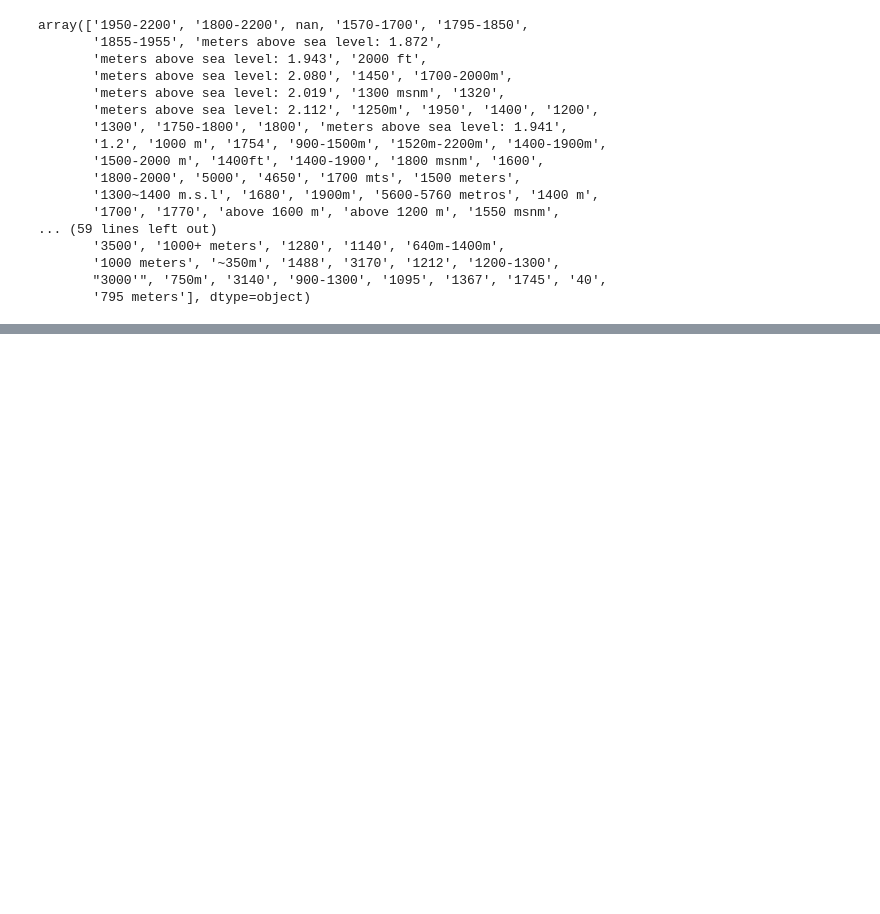
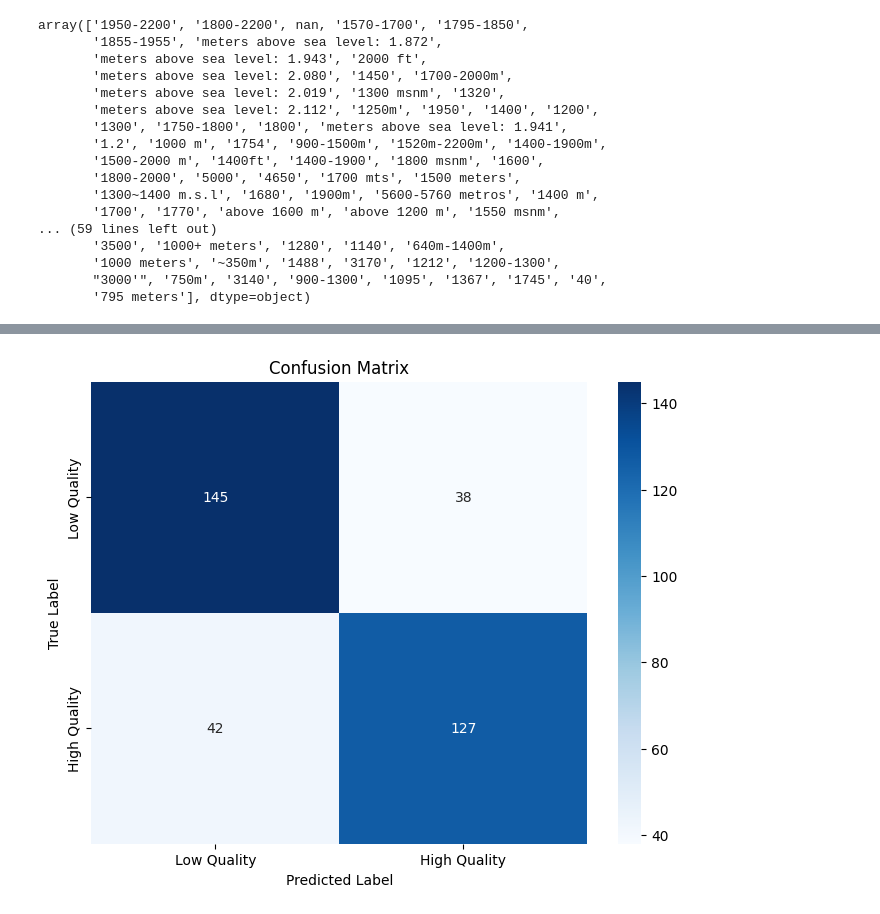
Before and after one commit to kevtr0801/ds_portfolio, a Jupyter notebook: coffee_ratings/coffee-ratings.ipynb, the cells around one changed output, grey strips where cells are left out. Drawn from its saved outputs; the diff is of its cells as text; code cells hidden in the pictures; blank space fills up the shorter version.

```diff
--- a/coffee_ratings/coffee-ratings.ipynb
+++ b/coffee_ratings/coffee-ratings.ipynb
@@ -324,0 +326,3 @@ array(['1950-2200', '1800-2200', 'nan', '1570-1700', '1795-1850',
+# %%
+coffee_df2 = filtered_coffee2.copy()
+coffee_df2.describe()
@@ -324,0 +413,28 @@ array(['1950-2200', '1800-2200', 'nan', '1570-1700', '1795-1850',
+# %%
+# it seems it is better to scale our data
+
+from sklearn.preprocessing import StandardScaler
+from sklearn.linear_model import LogisticRegression
+from sklearn.metrics import accuracy_score, precision_score, recall_score, f1_score
+
+# Scale the features
+scaler = StandardScaler()
+X_train_scaled = scaler.fit_transform(X_train)
+X_test_scaled = scaler.transform(X_test)
+
+# Train the logistic regression model
+logreg_scaled = LogisticRegression(random_state=42)
+logreg_scaled.fit(X_train_scaled, y_train)
+
+# Predictions on the test set
+y_pred = logreg_scaled.predict(X_test)
+
+# Calculate evaluation metrics
+accuracy = accuracy_score(y_test, y_pred)
+precision = precision_score(y_test, y_pred)
+recall = recall_score(y_test, y_pred)
+f1 = f1_score(y_test, y_pred)
+
+predictions = logreg_scaled.predict(X_test_scaled)
+print(classification_report(y_test, predictions))
+print(confusion_matrix(y_test, predictions))
@@ -324,0 +453,16 @@ array(['1950-2200', '1800-2200', 'nan', '1570-1700', '1795-1850',
+# %%
+from sklearn.metrics import confusion_matrix
+import seaborn as sns
+
+# Compute confusion matrix
+conf_matrix = confusion_matrix(y_test, y_pred)
+
+# Plot confusion matrix
+plt.figure(figsize=(8, 6))
+sns.heatmap(conf_matrix, annot=True, fmt="d", cmap="Blues", xticklabels=["Low Quality", "High Quality"], yticklabels=["Low Quality", "High Quality"])
+plt.title('Confusion Matrix')
+plt.xlabel('Predicted Label')
+plt.ylabel('True Label')
+plt.show()
+# %% [output]
+[figure, added]
```
Also changed, not shown: parts of 22 cells of this notebook.
